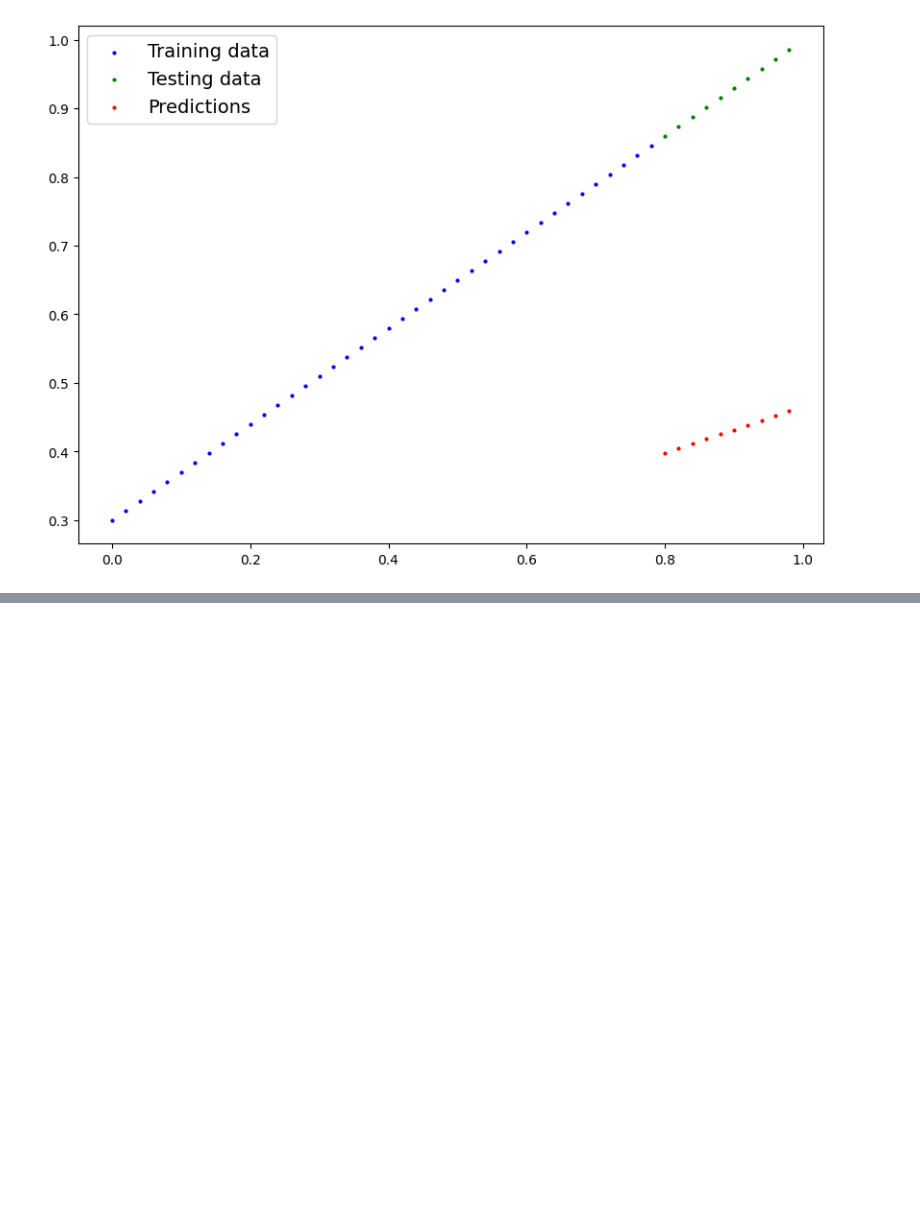
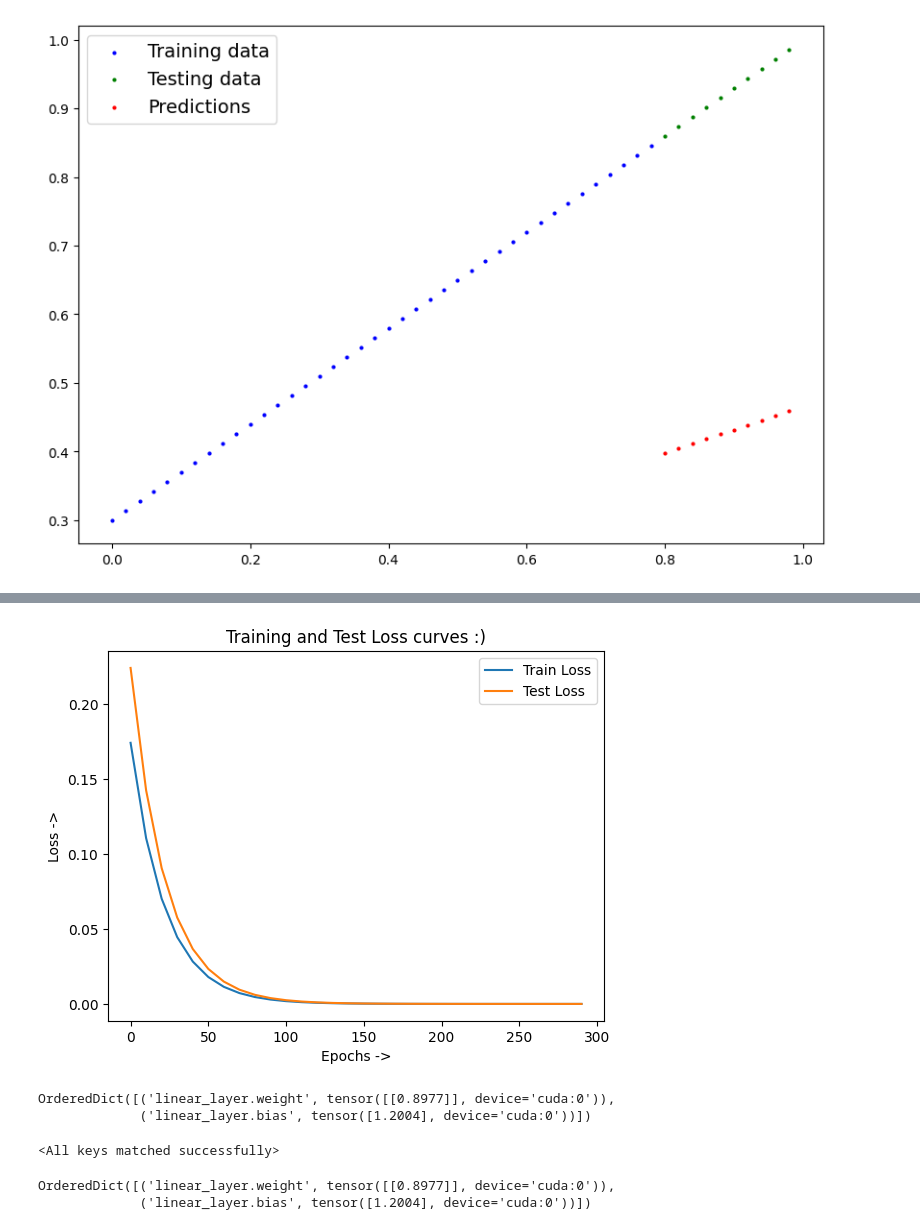
Before and after one commit to shawakash/Ml-Projects, a Jupyter notebook: 01_pytorch_workflow_with_MSE_loss_fn_with_Adam.ipynb, the cells around one changed output, grey strips where cells are left out. Saved outputs shown, nothing was run; the diff lists cells and outputs as text; code cells hidden in the pictures; blank space fills up the shorter version.

```diff
--- a/01_pytorch_workflow_with_MSE_loss_fn_with_Adam.ipynb
+++ b/01_pytorch_workflow_with_MSE_loss_fn_with_Adam.ipynb
@@ -265,0 +482,25 @@ plt.legend();
+# %%
+plt.plot(epoch_count, loss_value, label="Train Loss")
+plt.plot(epoch_count, test_loss_value, label="Test Loss")
+plt.title("Training and Test Loss curves :)")
+plt.xlabel("Epochs ->")
+plt.ylabel("Loss ->")
+plt.legend();
+# %% [output]
+[figure, added]
+# %%
+model_1.state_dict()
+# %% [output]
+OrderedDict([('linear_layer.weight', tensor([[0.8977]], device='cuda:0')),
+             ('linear_layer.bias', tensor([1.2004], device='cuda:0'))])
+# %%
+loaded_model_1 = LinearRegressionModelV2()
+loaded_model_1.to(device)
+loaded_model_1.load_state_dict(torch.load(MODEL_SAVE_PATH))
+# %% [output]
+<All keys matched successfully>
+# %%
+loaded_model_1.state_dict()
+# %% [output]
+OrderedDict([('linear_layer.weight', tensor([[0.8977]], device='cuda:0')),
+             ('linear_layer.bias', tensor([1.2004], device='cuda:0'))])
```
Also changed, not shown: parts of 13 cells of this notebook.
